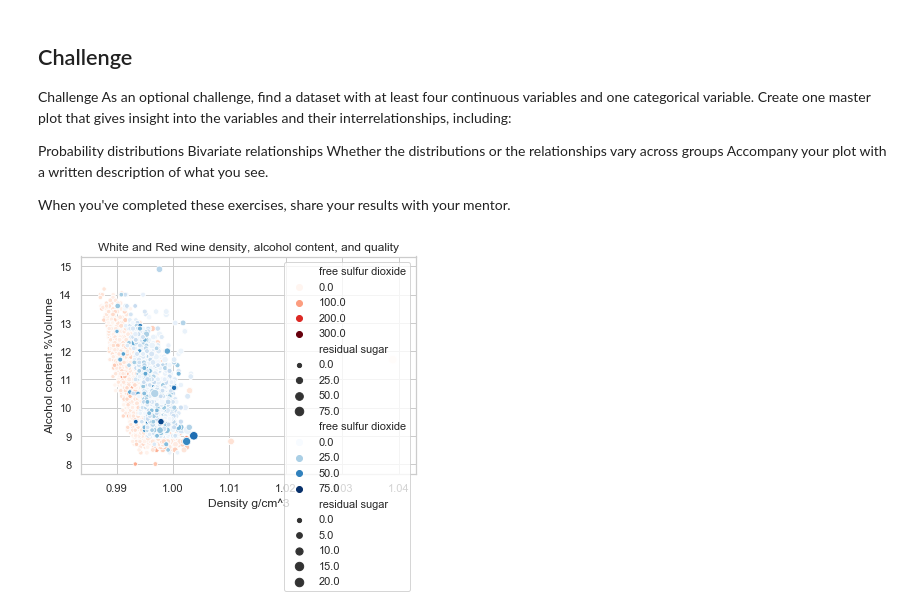
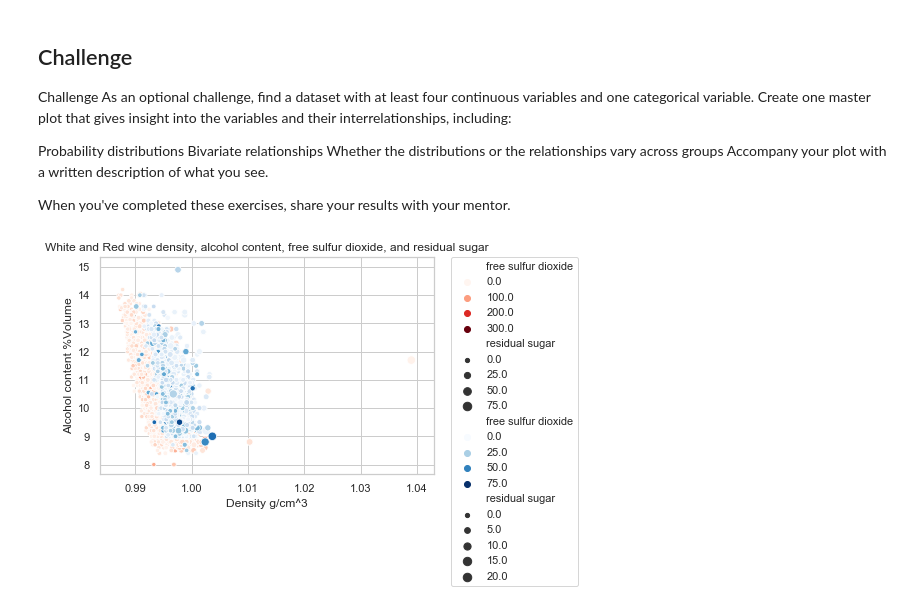
Before and after one commit to cbevis/Thinkful_Bootcamp_U1_L3_P3, a Jupyter notebook: U1_L1_P3-presenting_data.ipynb, the cells around one changed output. Drawn from its saved outputs; the diff is of its cells as text; code cells hidden in the pictures.

```diff
--- a/U1_L1_P3-presenting_data.ipynb
+++ b/U1_L1_P3-presenting_data.ipynb
@@ -421,15 +482,18 @@ Accompany your plot with a written description of what you see.
 
 When you've completed these exercises, share your results with your mentor.
 # %%
-g = sns.scatterplot(x='density', y='alcohol', data=wine, size='residual sugar', hue='free sulfur dioxide', palette='Reds')
+g = sns.scatterplot(x='density', y='alcohol', data=wine, size='residual sugar',
+                    hue='free sulfur dioxide', palette='Reds')
 
 g = sns.scatterplot(x='density', y='alcohol', data=red_wine, size='residual sugar',
                     palette="Blues", hue='free sulfur dioxide')
 
-plt.title('White and Red wine density, alcohol content, and quality')
+plt.title('White and Red wine density, alcohol content, free sulfur dioxide, and residual sugar')
 plt.ylabel('Alcohol content %Volume')
 plt.xlabel('Density g/cm^3')
 
+plt.legend(bbox_to_anchor=(1.05, 1), loc=2, borderaxespad=0.)
+
 plt.show()
 # %% [output]
-[figure, old version]
+[figure, new version]
```
Also changed, not shown: parts of 43 cells of this notebook.
